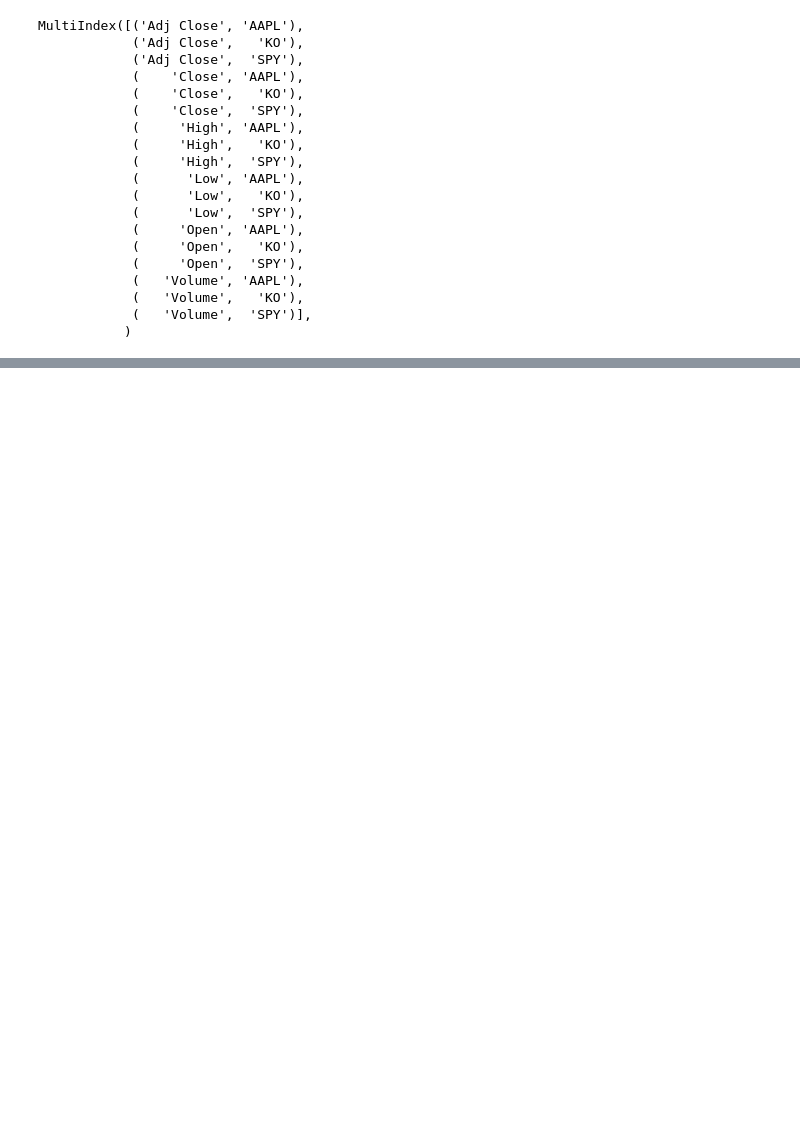
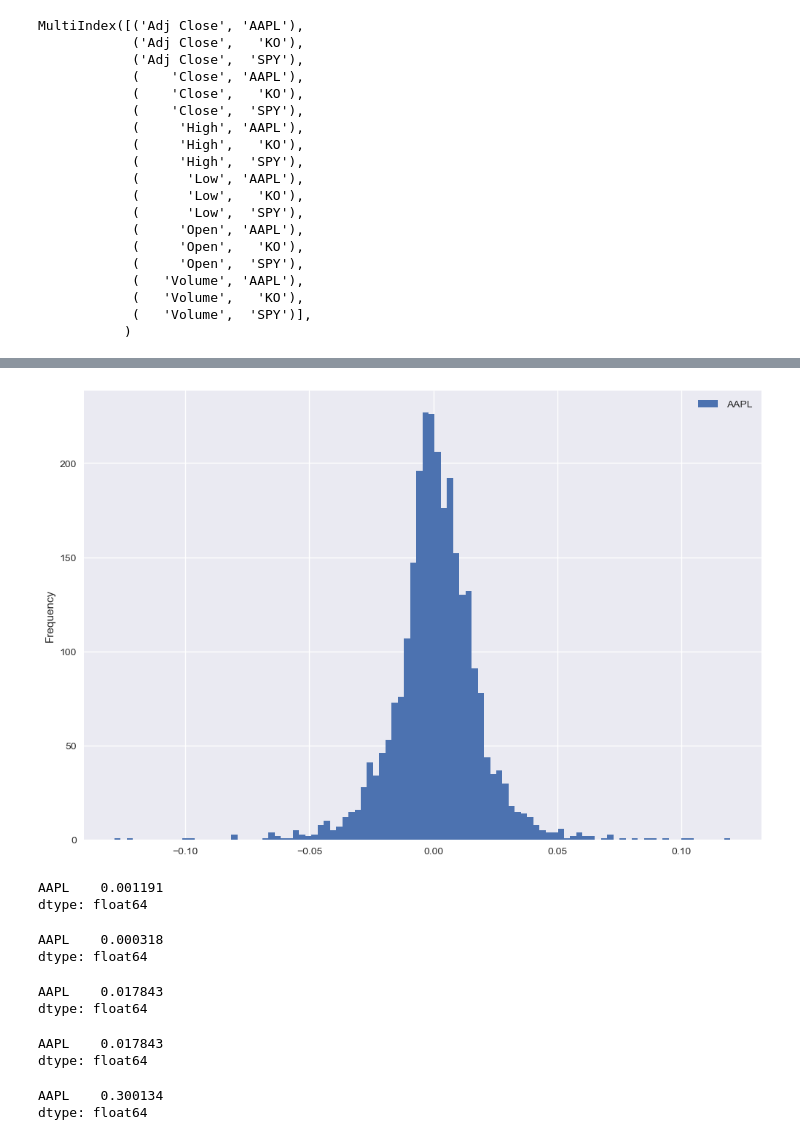
Before and after one commit to dilanHewawitharana/Algorithmic-Trading-Python, a Jupyter notebook: Algorithmic Trading Python 2023 - FULL TUTORIAL Beginner.ipynb, the cells around one changed output, grey strips where cells are left out. Drawn from its saved outputs; the diff is of its cells as text; code cells hidden in the pictures; blank space fills up the shorter version.

```diff
--- a/Algorithmic Trading Python 2023 - FULL TUTORIAL Beginner.ipynb
+++ b/Algorithmic Trading Python 2023 - FULL TUTORIAL Beginner.ipynb
@@ -269,0 +480,4 @@ stocks.describe()
+# %%
+# Diff2 shows the difference happens by one day
+aapl["Diff2"]=aapl.AAPL.diff(periods=1)
+aapl
@@ -269,0 +499,4 @@ stocks.describe()
+# %%
+# % change 2 shows the percentage diff happens by one day
+aapl["% change 2"]=aapl.AAPL.pct_change(periods=1).mul(100)
+aapl
@@ -269,0 +540,4 @@ stocks.describe()
+# %%
+# rename column
+aapl.rename(columns = {'% change 2':'Change'}, inplace=True)
+aapl
@@ -269,0 +628,4 @@ stocks.describe()
+# %%
+# calculate percentage chage and drop NAN values if exist
+ret = aapl.pct_change().dropna()
+ret
@@ -269,0 +658,41 @@ stocks.describe()
+# %%
+# plot histogram
+ret.plot(kind="hist", figsize=(12,8), bins=100)
+plt.show()
+# %% [output]
+[figure, added]
+# %%
+# calculate mean
+daily_mean_ret = ret.mean()
+daily_mean_ret
+# %% [output]
+AAPL    0.001191
+dtype: float64
+# %%
+# calculate variance
+var_daily = ret.var()
+var_daily
+# %% [output]
+AAPL    0.000318
+dtype: float64
+# %%
+# standard deviation
+std_daily = np.sqrt(var_daily)
+std_daily
+# %% [output]
+AAPL    0.017843
+dtype: float64
+# %%
+# Another way to caculate standard variation
+std_daily2 = ret.std()
+std_daily2
+# %% [output]
+AAPL    0.017843
+dtype: float64
+# %%
+# calculate annual mean return
+annual_mean_ret=daily_mean_ret*252
+annual_mean_ret
+# %% [output]
+AAPL    0.300134
+dtype: float64
```
Also changed, not shown: parts of 39 cells of this notebook, 1 other file.
